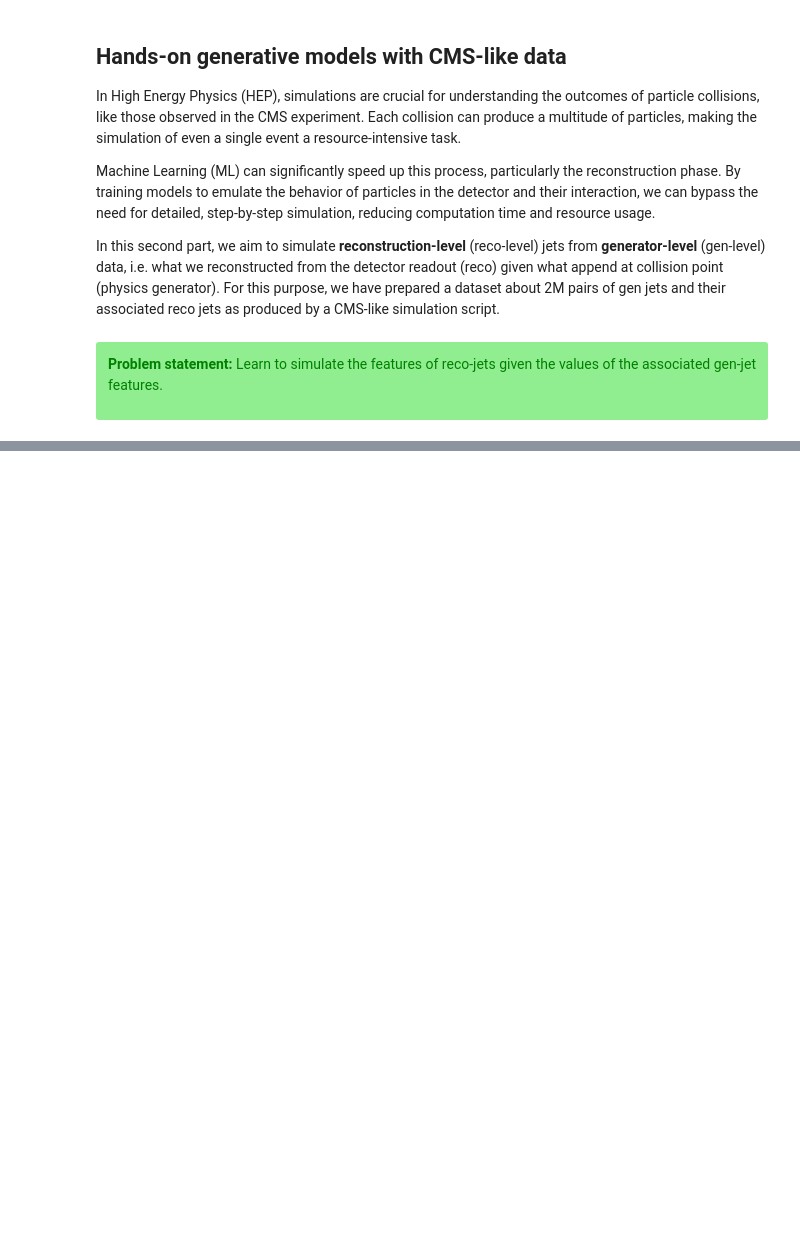
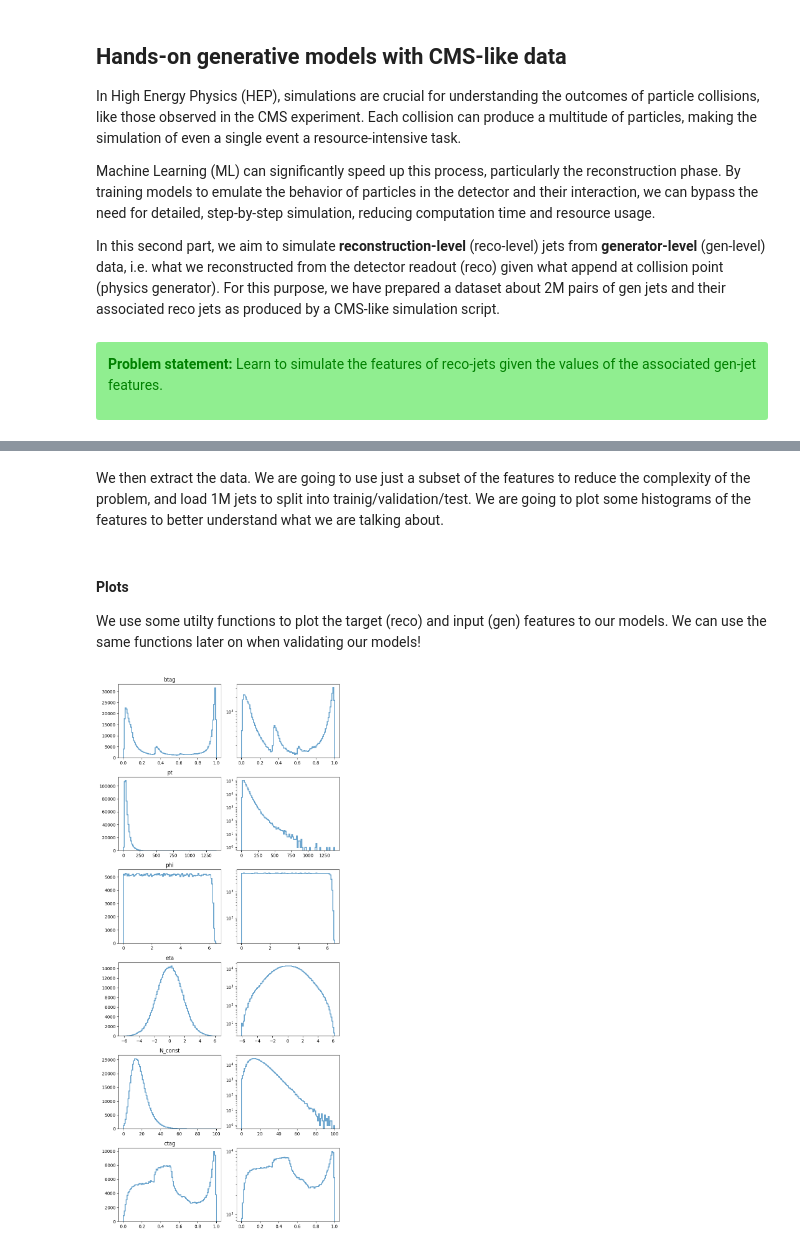
Before and after one commit to francesco-vaselli/flow_matching_introduction, a Jupyter notebook: exercises.ipynb, the cells around one changed output, grey strips where cells are left out. Saved outputs shown, nothing was run; the diff lists cells and outputs as text; code cells hidden in the pictures; blank space fills up the shorter version.

```diff
--- a/exercises.ipynb
+++ b/exercises.ipynb
@@ -362,0 +365,38 @@ import matplotlib.pyplot as plt
+# %% [markdown]
+We then extract the data. We are going to use just a subset of the features to reduce the complexity of the problem, and load 1M jets to split into trainig/validation/test. We are going to plot some histograms of the features to better understand what we are talking about.
+# %%
+# a class to load the data taking only some of the features and dividing into reco (target) and gen (input)
+class DataExtractor():
+    def __init__(self, data_path, n_samples=None):
+        self.data = np.load(data_path, allow_pickle=True)
+        self.n_samples = n_samples
+        self.data = self.data[:n_samples]
+        self.reco_features = ['btag', 'pt', 'phi', 'eta', 'N_const', 'ctag']
+        self.reco = self.data[:, [5,  6,  7,  8, 10, 19]]
+        self.gen_features = ["pt", "eta", "phi", "E", "flavour", "muonsInJet",]
+        self.gen = self.data[:, [0, 1, 2, 3, 4, 9]]
+        # collapse flavour to 3 categories: 0 (light), 1 (charm), 2 (bottom)
+        self.gen[:, 4] = np.abs(self.gen[:, 4])
+        self.gen[:, 4] = np.where(self.gen[:, 4] == 1, 0, self.gen[:, 4])
+        self.gen[:, 4] = np.where(self.gen[:, 4] == 2, 0, self.gen[:, 4])
+        self.gen[:, 4] = np.where(self.gen[:, 4] == 3, 0, self.gen[:, 4])
+        self.gen[:, 4] = np.where(self.gen[:, 4] == 21, 0, self.gen[:, 4])
+        self.gen[:, 4] = np.where(self.gen[:, 4] == 5, 2, self.gen[:, 4])
+        self.gen[:, 4] = np.where(self.gen[:, 4] == 4, 1, self.gen[:, 4])
+
+
+    def get_reco(self):
+        return self.reco
+
+    def get_gen(self):
+        return self.gen
+# %%
+extractor = DataExtractor('data.npy', n_samples=500000)
+reco_data = extractor.get_reco()
+reco_features = extractor.reco_features
+gen_data = extractor.get_gen()
+gen_features = extractor.gen_features
+# %% [markdown]
+#### Plots
+
+We use some utilty functions to plot the target (reco) and input (gen) features to our models. We can use the same functions later on when validating our models!
@@ -362,0 +405,5 @@ import matplotlib.pyplot as plt
+# %%
+# plot the targets
+plot_1dhistos(reco_data, reco_features)
+# %% [output]
+[figure, added]
```
Also changed, not shown: parts of 16 cells of this notebook, 1 other file.
